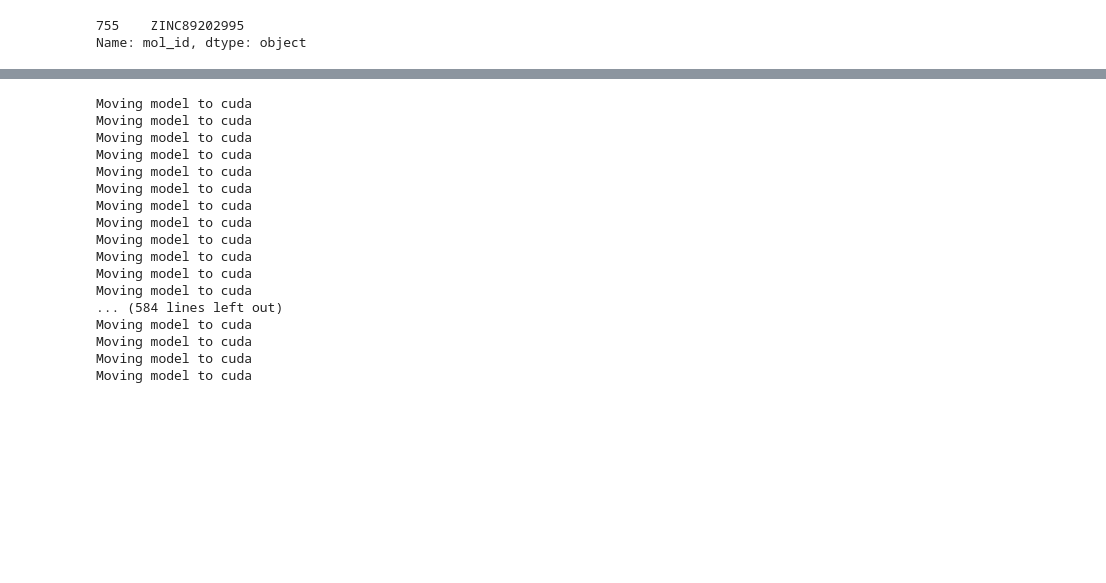
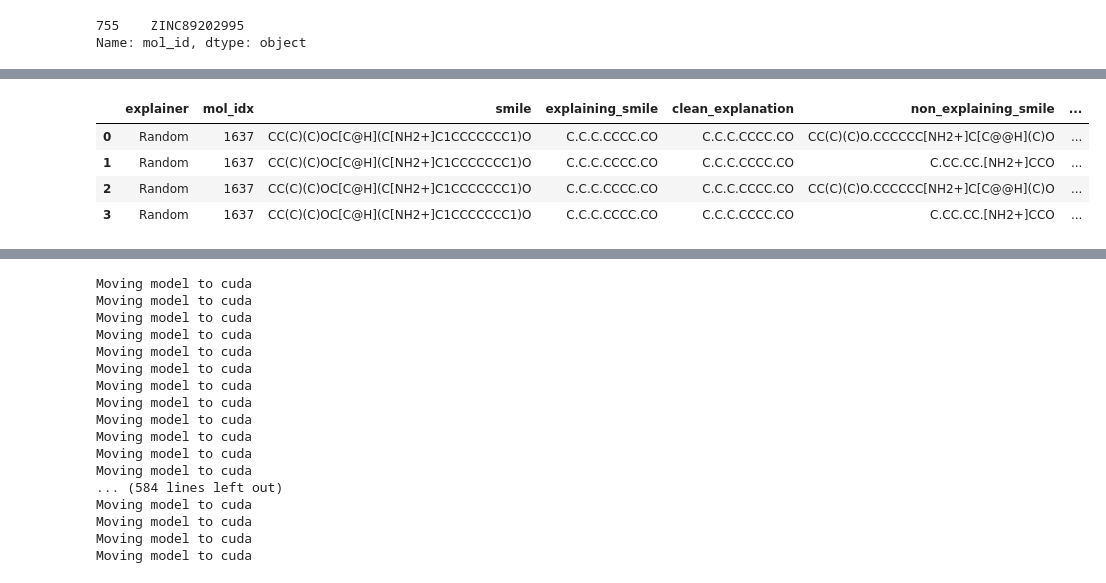
Before and after one commit to helipajari/mpp-comp-suff, a Jupyter notebook: Examples/Comprehensiveness_Sufficiency.ipynb, the cells around one changed output, grey strips where cells are left out. Cells and saved outputs as stored; diff of their text form; code cells hidden in the pictures; blank space fills up the shorter version.

```diff
--- a/Examples/Comprehensiveness_Sufficiency.ipynb
+++ b/Examples/Comprehensiveness_Sufficiency.ipynb
@@ -466,7 +457,7 @@ def comp_and_suff(idx, explainer = 'IG', from_all_data=False, modified_formula=M
     model = explainer_experiment.get_model(dataset, other={'model_path':MODELPATH})
     model.eval() # set model to evaluation mode
 
-    smile, explaining_smile, non_explaining_smile, exp_length = split_molecule(idx, explainer, from_whole_data=from_all_data, strict_split=strict_split)
+    smile, explaining_smile, non_explaining_smile, exp_length = split_molecule(idx, explainer=explainer, from_whole_data=from_all_data, strict_split=strict_split)
 
     # clean up the smiles, split may have created invalid molecules
     clean_smiles = list(map(clean_smile, [smile, explaining_smile, non_explaining_smile]))
@@ -570,17 +561,18 @@ def comp_and_suff(idx, explainer = 'IG', from_all_data=False, modified_formula=M
     except:
         print(predictions, " idx in dataset: ", converted_idx , " idx in test set: ", idx)
 # %%
-def comp_suff_all_variations(idx):
+def comp_suff_all_variations(idx, explainer='Random'):
     """Calculates the comprehensiveness and sufficiency for a molecule with all combinations of split and formula."""
-    van_strict = comp_and_suff(idx, modified_formula=False, from_all_data=True, strict_split=True)
-    van_soft = comp_and_suff(idx, modified_formula=False, from_all_data=True, strict_split=False)
-    mod_strict = comp_and_suff(idx, modified_formula=True, from_all_data=True, strict_split=True)
-    mod_soft = comp_and_suff(idx, modified_formula=True, from_all_data=True, strict_split=False)
+    van_strict = comp_and_suff(idx, explainer=explainer, modified_formula=False, from_all_data=True, strict_split=True)
+    van_soft = comp_and_suff(idx, explainer=explainer, modified_formula=False, from_all_data=True, strict_split=False)
+    mod_strict = comp_and_suff(idx, explainer=explainer, modified_formula=True, from_all_data=True, strict_split=True)
+    mod_soft = comp_and_suff(idx, explainer=explainer, modified_formula=True, from_all_data=True, strict_split=False)
 
     return pd.DataFrame([van_soft, van_strict, mod_soft, mod_strict])
 # %%
-smile_to_idx("CCOC(=O)c1c(oc(c1CNC(=O)N)C)C")
-sm, ex, ne, l = split_molecule(168, from_whole_data=True, strict_split=True)
-clean = clean_smile(ne)
-print(clean)
-Draw.MolToImage(MolFromSmiles(clean))
+def comp_and_suff_mols(mols : [], explainer='IG'):
+    comps = []
+    for mol in mols:
+        c = comp_suff_all_variations(mol, explainer=explainer)
+        comps.append(c)
+    return comps
@@ -604,0 +579,3 @@ Moving model to cuda
+# %%
+report_mols = [168, 238, 847, 1018, 1637]
+report_cs = comp_and_suff_mols(report_mols, explainer='Random')
@@ -605,2 +603,10 @@ Moving model to cuda
+# %%
+report_cs[4]
+# %% [output]
+|  | explainer | mol_idx | smile | explaining_smile | clean_explanation | non_explaining_smile | ... |
+| 0 | Random | 1637 | CC(C)(C)OC[C@H](C[NH2+]C1CCCCCCC1)O | C.C.C.CCCC.CO | C.C.C.CCCC.CO | CC(C)(C)O.CCCCCC[NH2+]C[C@@H](C)O | ... |
+| 1 | Random | 1637 | CC(C)(C)OC[C@H](C[NH2+]C1CCCCCCC1)O | C.C.C.CCCC.CO | C.C.C.CCCC.CO | C.CC.CC.[NH2+]CCO | ... |
+| 2 | Random | 1637 | CC(C)(C)OC[C@H](C[NH2+]C1CCCCCCC1)O | C.C.C.CCCC.CO | C.C.C.CCCC.CO | CC(C)(C)O.CCCCCC[NH2+]C[C@@H](C)O | ... |
+| 3 | Random | 1637 | CC(C)(C)OC[C@H](C[NH2+]C1CCCCCCC1)O | C.C.C.CCCC.CO | C.C.C.CCCC.CO | C.CC.CC.[NH2+]CCO | ... |
 # %%
 # c # 168
```
Also changed, not shown: parts of 13 cells of this notebook.
